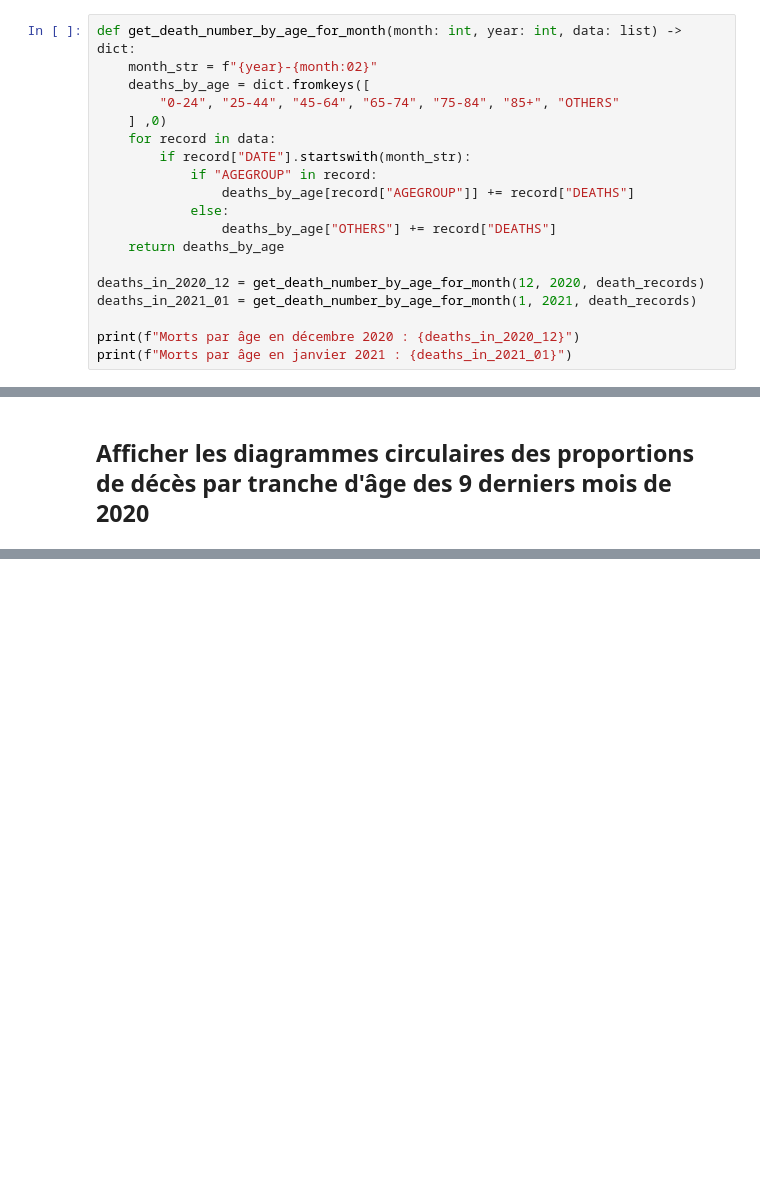
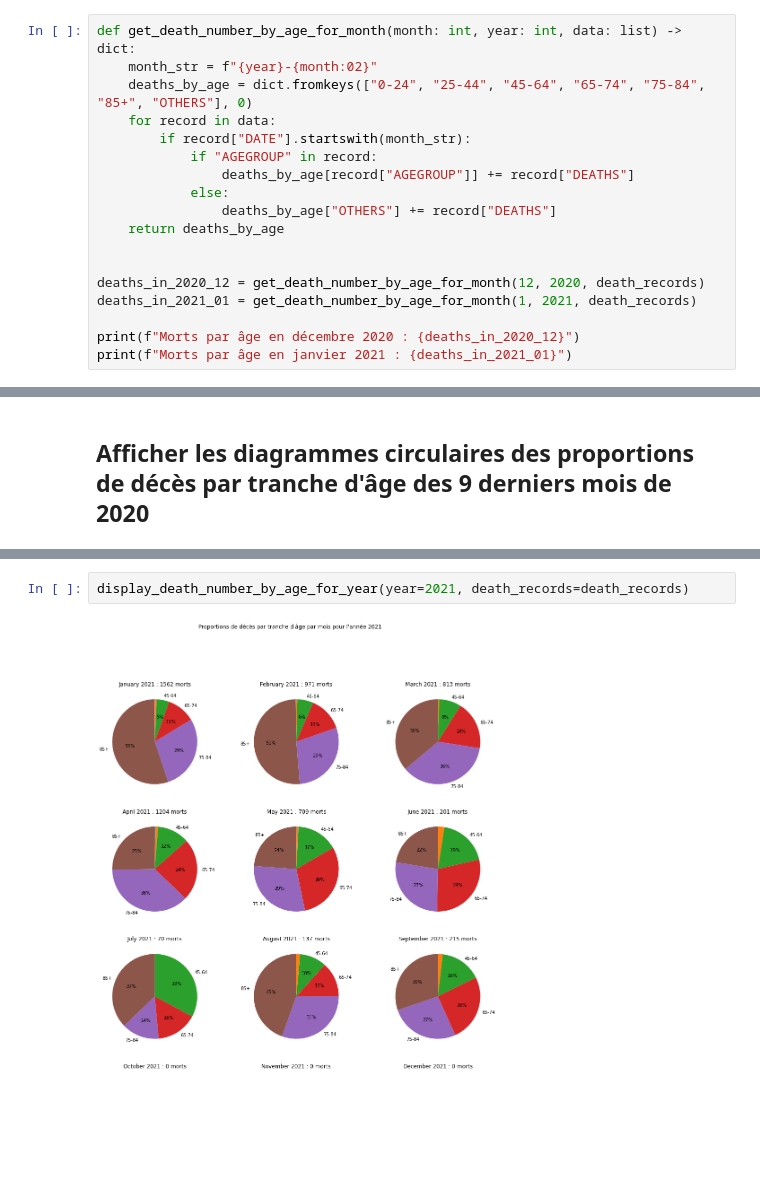
Before and after one commit to sverbois/jupyterlab, a Jupyter notebook: matplotlib/matplotlib-covid.ipynb, the cells around one changed output, grey strips where cells are left out. Saved outputs shown, nothing was run; the diff lists cells and outputs as text; blank space fills up the shorter version.

```diff
--- a/matplotlib/matplotlib-covid.ipynb
+++ b/matplotlib/matplotlib-covid.ipynb
@@ -174,9 +176,7 @@ plt.ylabel("Morts");
 # %%
 def get_death_number_by_age_for_month(month: int, year: int, data: list) -> dict:
     month_str = f"{year}-{month:02}"
-    deaths_by_age = dict.fromkeys([
-        "0-24", "25-44", "45-64", "65-74", "75-84", "85+", "OTHERS"
-    ] ,0)
+    deaths_by_age = dict.fromkeys(["0-24", "25-44", "45-64", "65-74", "75-84", "85+", "OTHERS"], 0)
     for record in data:
         if record["DATE"].startswith(month_str):
             if "AGEGROUP" in record:
@@ -185,6 +185,7 @@ def get_death_number_by_age_for_month(month: int, year: int, data: list) -> dict
                 deaths_by_age["OTHERS"] += record["DEATHS"]
     return deaths_by_age
 
+
 deaths_in_2020_12 = get_death_number_by_age_for_month(12, 2020, death_records)
 deaths_in_2021_01 = get_death_number_by_age_for_month(1, 2021, death_records)
 
@@ -219,0 +224,4 @@ for index, month in enumerate(months, start=1):
+# %%
+display_death_number_by_age_for_year(year=2021, death_records=death_records)
+# %% [output]
+[figure, added]
```
Also changed, not shown: parts of 10 cells of this notebook.
